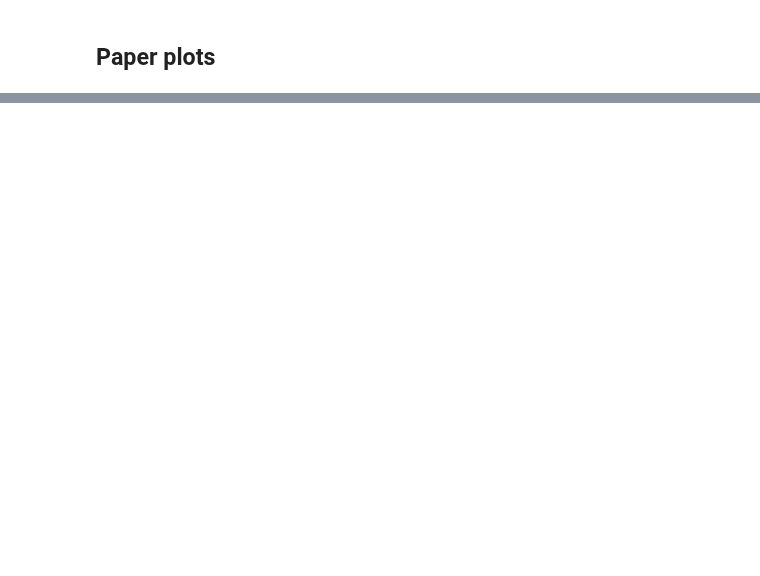
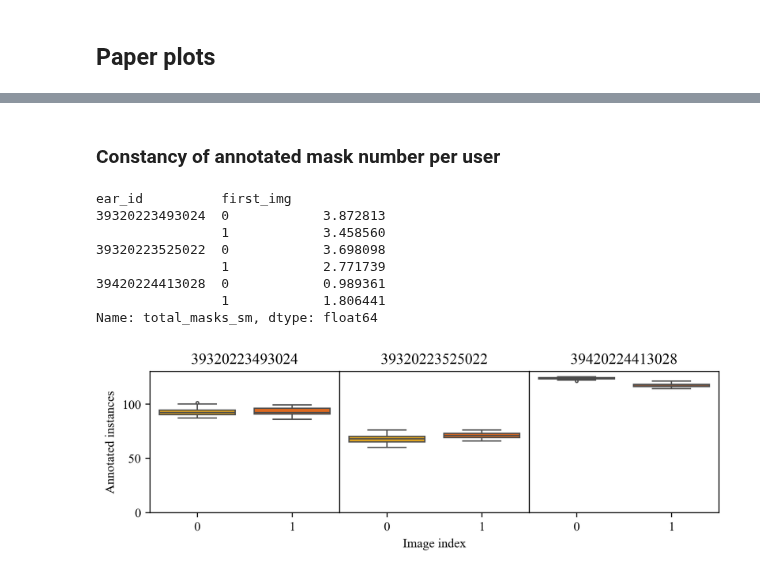
Before and after one commit to DerOehmer/ARAMSAM, a Jupyter notebook: DataVisualization/UserExperiments.ipynb, the cells around one changed output, grey strips where cells are left out. Saved outputs shown, nothing was run; the diff lists cells and outputs as text; code cells hidden in the pictures; blank space fills up the shorter version.

Commit message:
updated data vis

```diff
--- a/DataVisualization/UserExperiments.ipynb
+++ b/DataVisualization/UserExperiments.ipynb
@@ -577,2 +587,56 @@ get_s_per_mask_boxplot(df_s_per_mask.loc[df_s_per_mask["method"]!="Polygon"], df
 [figure]
+# %% [markdown]
+### Constancy of annotated mask number per user
+# %%
+def get_user_constancy_box_plots(df:pd.DataFrame, xkey, ykey,  col_key, colour_key=None, df_sign_letters: pd.DataFrame = None):
+    legend_handles = []
+    #legend_handles.append(mpatches.Patch(color=palette[i],label=sam_update))
+    plt.rcParams["font.family"] = "Times New Roman"
+    col_values = df[col_key].unique()
+    fig = plt.figure(dpi=300, figsize=(8, 2))
+    gs = fig.add_gridspec(nrows=1, ncols=3, wspace=0, hspace=1)
+
+    for i, col_v in enumerate(col_values):
+        df_col = df.loc[df[col_key]==col_v]
+        ax = fig.add_subplot(gs[:, i])
+        legend = False
+
+        ax = sns.boxplot(data=df_col,
+            x=xkey,
+            y=ykey,
+            hue=xkey,
+            ax=ax,
+            palette=ibm_colblind,
+            legend=legend,
+            flierprops={"marker": ".", "markerfacecolor": "white", "markersize": 4})
+        ax.set_ylim([0, 130])
+
+        if i != 0:
+            ax.set_ylabel("")
+            ax.yaxis.set_visible(False)
+        else:
+            ax.set_ylabel("Annotated instances")
+        if i==1:
+            ax.set_xlabel("Image index")
+        else:
+            ax.set_xlabel("")
+
+        ax.set_title(col_v)
+# %%
+get_user_constancy_box_plots(df_s_per_mask.loc[df_s_per_mask["method"]!="Polygon"],
+                             xkey="first_img",
+                             ykey="total_masks_sm",
+                             col_key="ear_id")
+
+df_s_per_mask.loc[df_s_per_mask["method"]!="Polygon"].groupby(["ear_id","first_img"])["total_masks_sm"].std()
+# %% [output]
+ear_id          first_img
+39320223493024  0            3.872813
+                1            3.458560
+39320223525022  0            3.698098
+                1            2.771739
+39420224413028  0            0.989361
+                1            1.806441
+Name: total_masks_sm, dtype: float64
+[figure, added]
 # %% [markdown]
```
Also changed, not shown: parts of 11 cells of this notebook, 9 other files.
